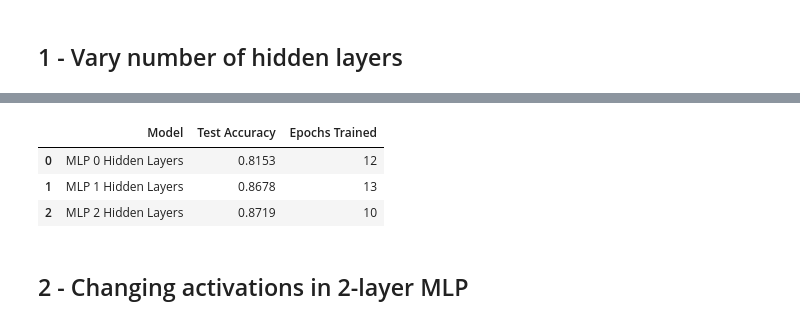
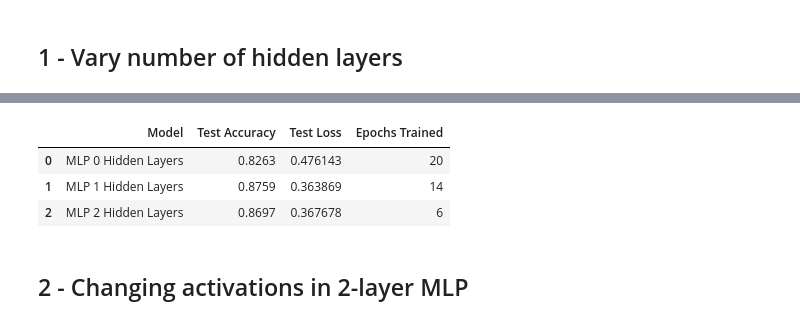
Before and after one commit to audrey352/COMP551, a Jupyter notebook: Assignment3/A3_notebook.ipynb, the cells around one changed output, grey strips where cells are left out. Saved outputs shown, nothing was run; the diff lists cells and outputs as text; code cells hidden in the pictures.

```diff
--- a/Assignment3/A3_notebook.ipynb
+++ b/Assignment3/A3_notebook.ipynb
@@ -398,6 +399,9 @@ def train_on_batches(model, optimizer, epochs, train_loader, val_loader=None, ea
             # compute loss on this batch
             yhat_batch = model.predict(b_x)
             batch_loss = cross_entropy_loss(y_batch, yhat_batch)
+            if np.isnan(batch_loss):
+                print(f"NaN loss detected at epoch {epoch+1}, batch {i+1}. Stopping this run.")
+                return None
             train_loss[epoch].append(batch_loss)
             print(f"Epoch {epoch+1}/{epochs}, Batch {i+1}/{batch_num} === Loss: {batch_loss:.3} {' '*10}", end='\r')
             # end of batch loop for training set
@@ -998,6 +992,7 @@ results_l1 = train_on_batches(
     val_loader=val_loader1 if USE_VALIDATION else None,
     early_stopping_patience=3,
     plot_train=True,
-    verbose=False
+    verbose=False,
+    save_fig=True, save_name='L1'
     )
 # %% [output]
@@ -1059,6 +1054,7 @@ results_l2 = train_on_batches(
     val_loader=val_loader if USE_VALIDATION else None,
     early_stopping_patience=3,
     plot_train=True,
-    verbose=False
+    verbose=False,
+    save_fig=True, save_name='L2'
     )
 # %% [output]
@@ -1093,23 +1089,28 @@ Accuracy on test set: 0.8719
 # %%
 # tabulate results of the three models
 results = pd.DataFrame({
     'Model': ['MLP 0 Hidden Layers', 'MLP 1 Hidden Layers', 'MLP 2 Hidden Layers'],
     'Test Accuracy': [
         evaluate_acc(test_labels_onehot, model0.predict(test_images)),
         evaluate_acc(test_labels_onehot, model1.predict(test_images)),
         evaluate_acc(test_labels_onehot, model2.predict(test_images))
     ],
+    'Test Loss': [
+        cross_entropy_loss(test_labels_onehot, model0.predict(test_images)),
+        cross_entropy_loss(test_labels_onehot, model1.predict(test_images)),
+        cross_entropy_loss(test_labels_onehot, model2.predict(test_images))
+    ],
     'Epochs Trained': [
         len(results_l0['train_loss']),
         len(results_l1['train_loss']),
         len(results_l2['train_loss'])
     ]
 })
 results
 # %% [output]
-|  | Model | Test Accuracy | Epochs Trained |
-| 0 | MLP 0 Hidden Layers | 0.8153 | 12 |
-| 1 | MLP 1 Hidden Layers | 0.8678 | 13 |
-| 2 | MLP 2 Hidden Layers | 0.8719 | 10 |
+|  | Model | Test Accuracy | Test Loss | Epochs Trained |
+| 0 | MLP 0 Hidden Layers | 0.8263 | 0.476143 | 20 |
+| 1 | MLP 1 Hidden Layers | 0.8759 | 0.363869 | 14 |
+| 2 | MLP 2 Hidden Layers | 0.8697 | 0.367678 | 6 |
 # %% [markdown]
 ## 2 - Changing activations in 2-layer MLP
```
Also changed, not shown: parts of 48 cells of this notebook, 15 other files.
